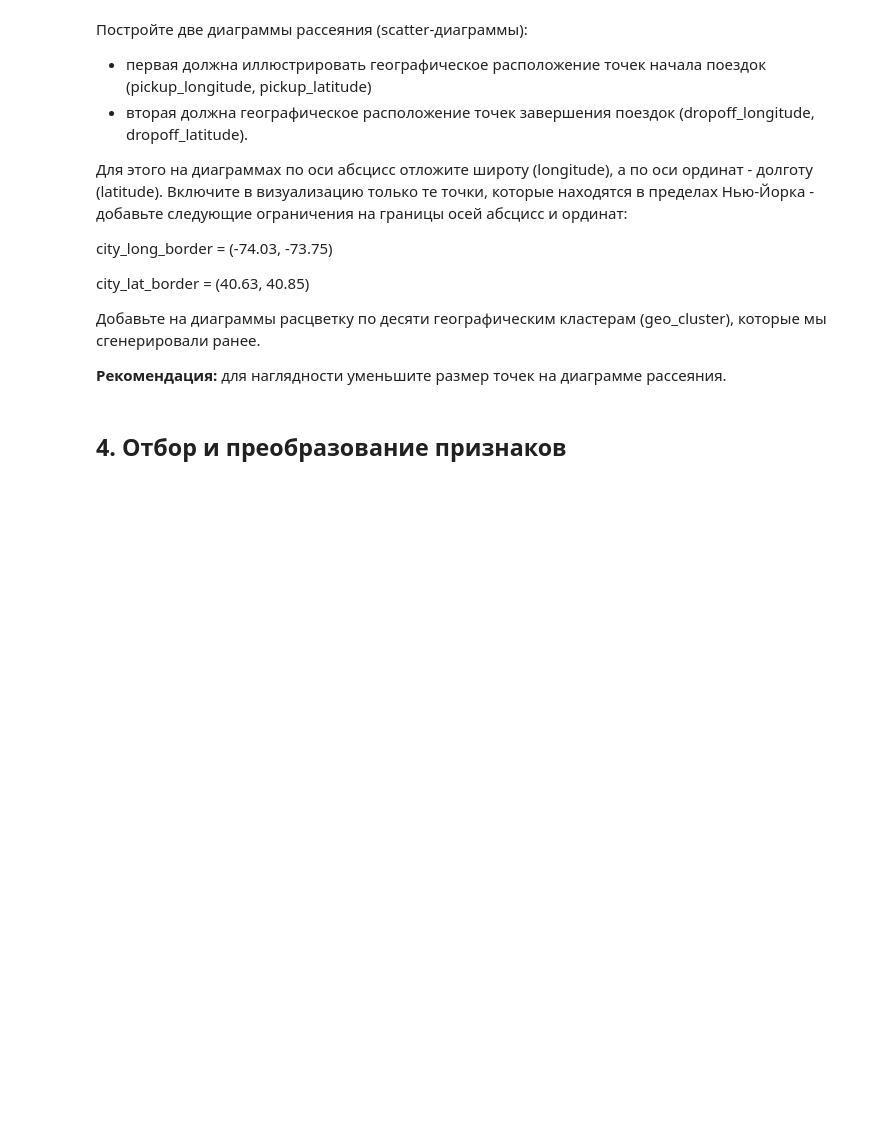
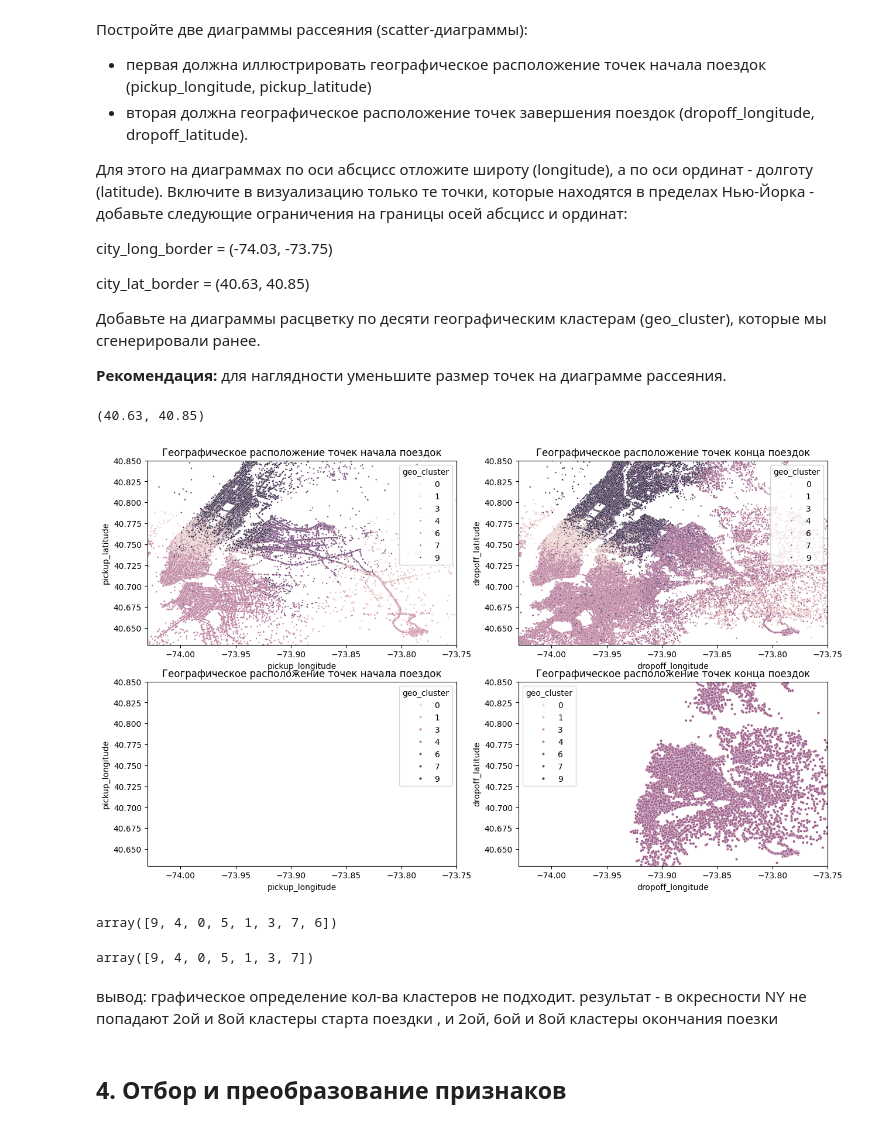
Before and after one commit to andreyshveduke/Project_5._NY_taxi_trip_duration, a Jupyter notebook: Project-5.ipynb, the cells around one changed output. Saved outputs shown, nothing was run; the diff lists cells and outputs as text; code cells hidden in the pictures; blank space fills up the shorter version.

```diff
--- a/Project-5.ipynb
+++ b/Project-5.ipynb
@@ -867,3 +862,58 @@ city_lat_border = (40.63, 40.85)
+# %%
+city_long_border = (-74.03, -73.75)
+city_lat_border = (40.63, 40.85)
+
+# географическое расположение точек начала поездок
+fig, axes = plt.subplots(nrows=2, ncols=2, figsize=(15, 9))
+scatter = sns.scatterplot(data = taxi_data, x = 'pickup_longitude', y = 'pickup_latitude', ax=axes[0][0], hue = 'geo_cluster', s = 3)
+scatter.set_title('Географическое расположение точек начала поездок')
+scatter.set(xlabel = 'pickup_longitude', ylabel = 'pickup_latitude')
+scatter.set_xlim (city_long_border)
+scatter.set_ylim (city_lat_border)
+
+#расположение точек завершения поездок
+scatter = sns.scatterplot(data = taxi_data, x = 'dropoff_longitude', y = 'dropoff_latitude', ax=axes[0][1], hue = 'geo_cluster', s = 3)
+scatter.set_title('Географическое расположение точек конца поездок')
+scatter.set(xlabel = 'dropoff_longitude', ylabel = 'dropoff_latitude')
+scatter.set_xlim (city_long_border)
+scatter.set_ylim (city_lat_border)
+
+# дополнительно, изучив вопрос в Пачке поищем 8-ой, 2-ой и 5-ый кластеры на графиках
+
+mask = (taxi_data['geo_cluster'] == 8 ) | (taxi_data['geo_cluster'] == 2 ) | (taxi_data['geo_cluster'] == 5)
+
+
+scatter = sns.scatterplot(data = taxi_data, x = taxi_data[mask]['pickup_longitude'], y = taxi_data[mask]['pickup_longitude'], ax=axes[1][0], hue = 'geo_cluster', s = 10)
+scatter.set_title('Географическое расположение точек начала поездок')
+scatter.set(xlabel = 'pickup_longitude', ylabel = 'pickup_longitude')
+scatter.set_xlim (city_long_border)
+scatter.set_ylim (city_lat_border)
+
+scatter = sns.scatterplot(data = taxi_data, x = taxi_data[mask]['dropoff_longitude'], y = taxi_data[mask]['dropoff_latitude'], ax=axes[1][1], hue = 'geo_cluster', s = 10)
+scatter.set_title('Географическое расположение точек конца поездок')
+scatter.set(xlabel = 'dropoff_longitude', ylabel = 'dropoff_latitude')
+scatter.set_xlim (city_long_border)
+scatter.set_ylim (city_lat_border)
+# %% [output]
+(40.63, 40.85)
+[figure, added]
+# %%
+# по легенде графиков ничего не понятно , давайте просто применим фильтр
+
+mask_geo_pickup =(taxi_data['pickup_longitude'] >= -74.03) & (taxi_data['pickup_longitude'] <= -73.75)\
+    & (taxi_data['pickup_latitude'] >= 40.63) & (taxi_data['pickup_latitude'] <= 40.85)
+
+mask_geo_dropoff =(taxi_data['dropoff_longitude'] >= -74.03) & (taxi_data['dropoff_longitude'] <= -73.75)\
+    & (taxi_data['dropoff_latitude'] >= 40.63) & (taxi_data['dropoff_latitude'] <= 40.85)
+
+display(taxi_data[mask_geo_pickup]['geo_cluster'].unique())
+display(taxi_data[mask_geo_dropoff]['geo_cluster'].unique())
+# %% [output]
+array([9, 4, 0, 5, 1, 3, 7, 6])
+array([9, 4, 0, 5, 1, 3, 7])
+# %% [markdown]
+вывод: графическое определение кол-ва кластеров не подходит.  результат  - в окресности NY не попадают 2ой и 8ой кластеры старта поездки ,
+и 2ой, 6ой и 8ой кластеры окончания поезки
 # %% [markdown]
 ## 4. Отбор и преобразование признаков
 # %% [markdown]
```
Also changed, not shown: parts of 8 cells of this notebook.
